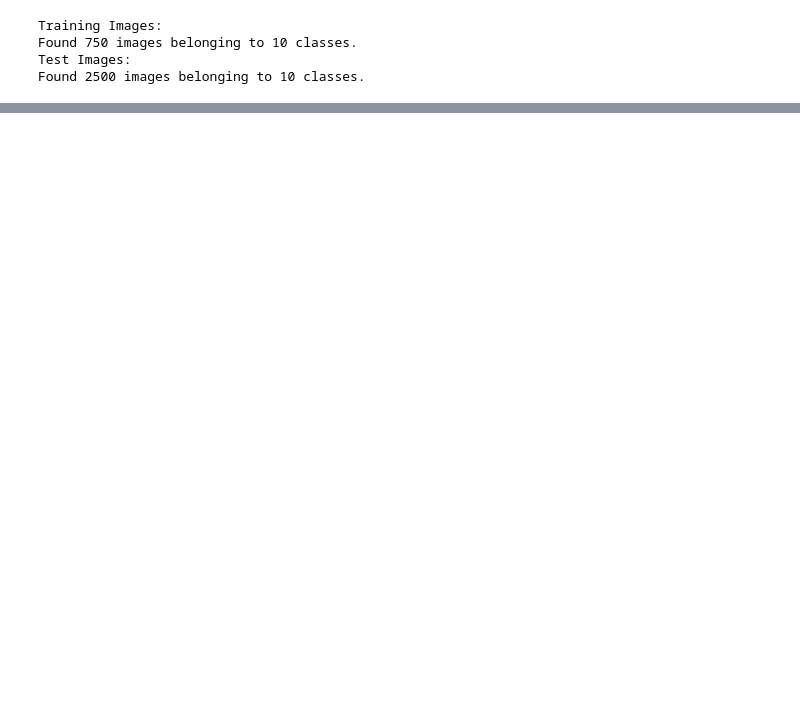
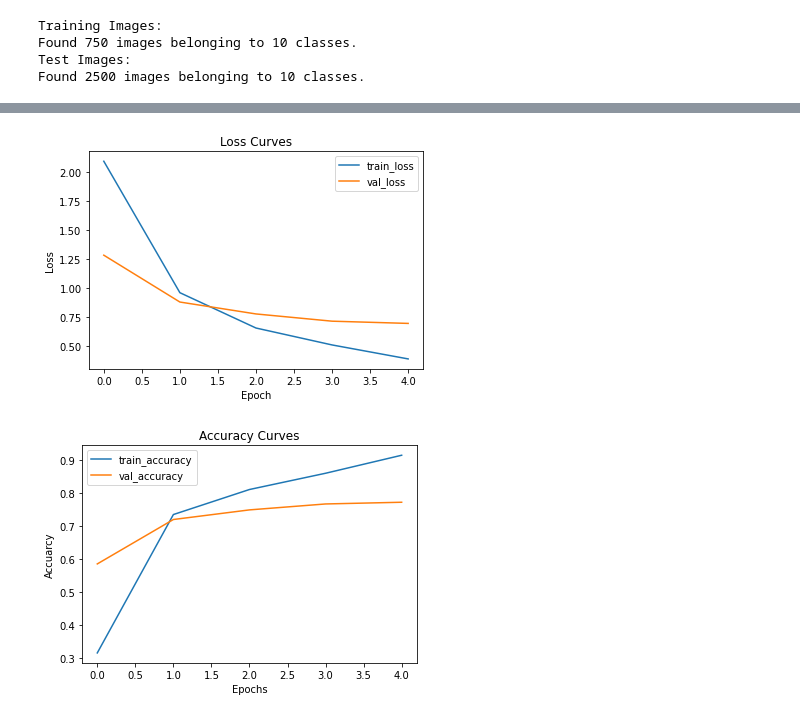
Before and after one commit to kaushikabhishek87/Tensorflow_projects, a Jupyter notebook: 04_Transfer_Learning_Tensorflow_part_1_feature_extraction.ipynb, the cells around one changed output, grey strips where cells are left out. Saved outputs shown, nothing was run; the diff lists cells and outputs as text; code cells hidden in the pictures; blank space fills up the shorter version.

```diff
--- a/04_Transfer_Learning_Tensorflow_part_1_feature_extraction.ipynb
+++ b/04_Transfer_Learning_Tensorflow_part_1_feature_extraction.ipynb
@@ -130,0 +202,3 @@ Found 2500 images belonging to 10 classes.
+# %%
+# Create Resnet Model
+resnet_model = create_model(model_url=resnet_url, num_classes=train_data.num_classes)
@@ -130,0 +220,10 @@ Found 2500 images belonging to 10 classes.
+# %%
+# Complie Model
+resnet_model.compile(loss="categorical_crossentropy",
+                     optimizer=tf.keras.optimizers.Adam(),
+                     metrics=["accuracy"])
+# %%
+resnet_history = resnet_model.fit(train_data, epochs=5, steps_per_epoch=len(train_data), validation_data= test_data,
+                 validation_steps=len(test_data),
+                 callbacks=[create_tensorboard_callback(dir_name="tensorflow_hub",
+                                                        experiment_name="resnet50V2")])
@@ -130,0 +252,32 @@ Found 2500 images belonging to 10 classes.
+# %%
+import matplotlib.pyplot as plt
+
+def plot_loss_curves(history):
+
+  train_loss = history.history["loss"]
+  val_loss = history.history["val_loss"]
+
+  train_accuracy = history.history["accuracy"]
+  val_accuracy=history.history["val_accuracy"]
+
+  epochs = range(len(train_loss))
+
+  plt.plot(epochs, train_loss, label="train_loss")
+  plt.plot(epochs, val_loss, label="val_loss")
+  plt.title("Loss Curves")
+  plt.xlabel("Epoch")
+  plt.ylabel("Loss")
+  plt.legend()
+
+  plt.figure()
+  plt.plot(epochs, train_accuracy, label="train_accuracy")
+  plt.plot(epochs, val_accuracy, label="val_accuracy")
+  plt.title("Accuracy Curves")
+  plt.xlabel("Epochs")
+  plt.ylabel("Accuarcy")
+  plt.legend();
+# %%
+plot_loss_curves(history=resnet_history)
+# %% [output]
+[figure, added]
+[figure, added]
```
Also changed, not shown: parts of 19 cells of this notebook.
